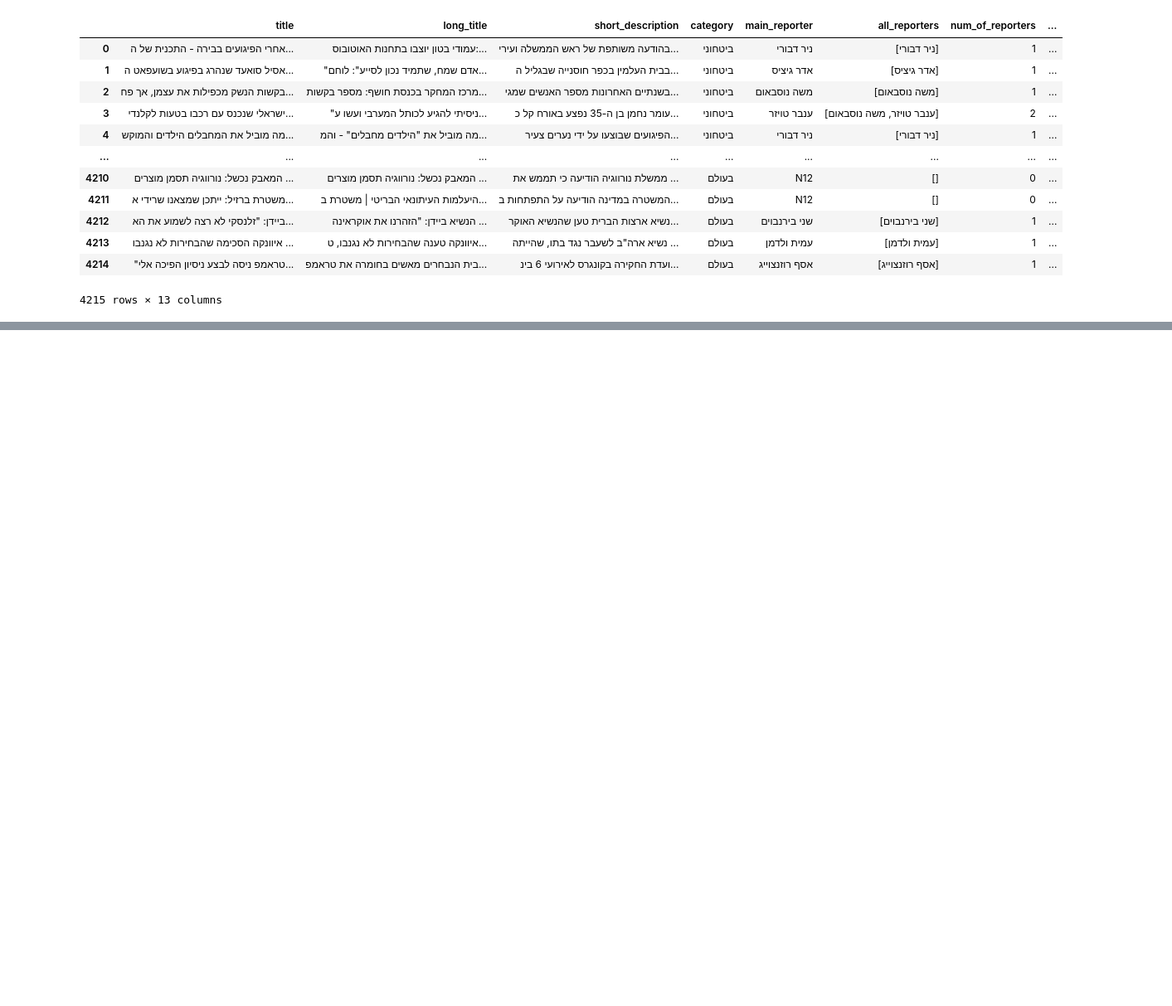
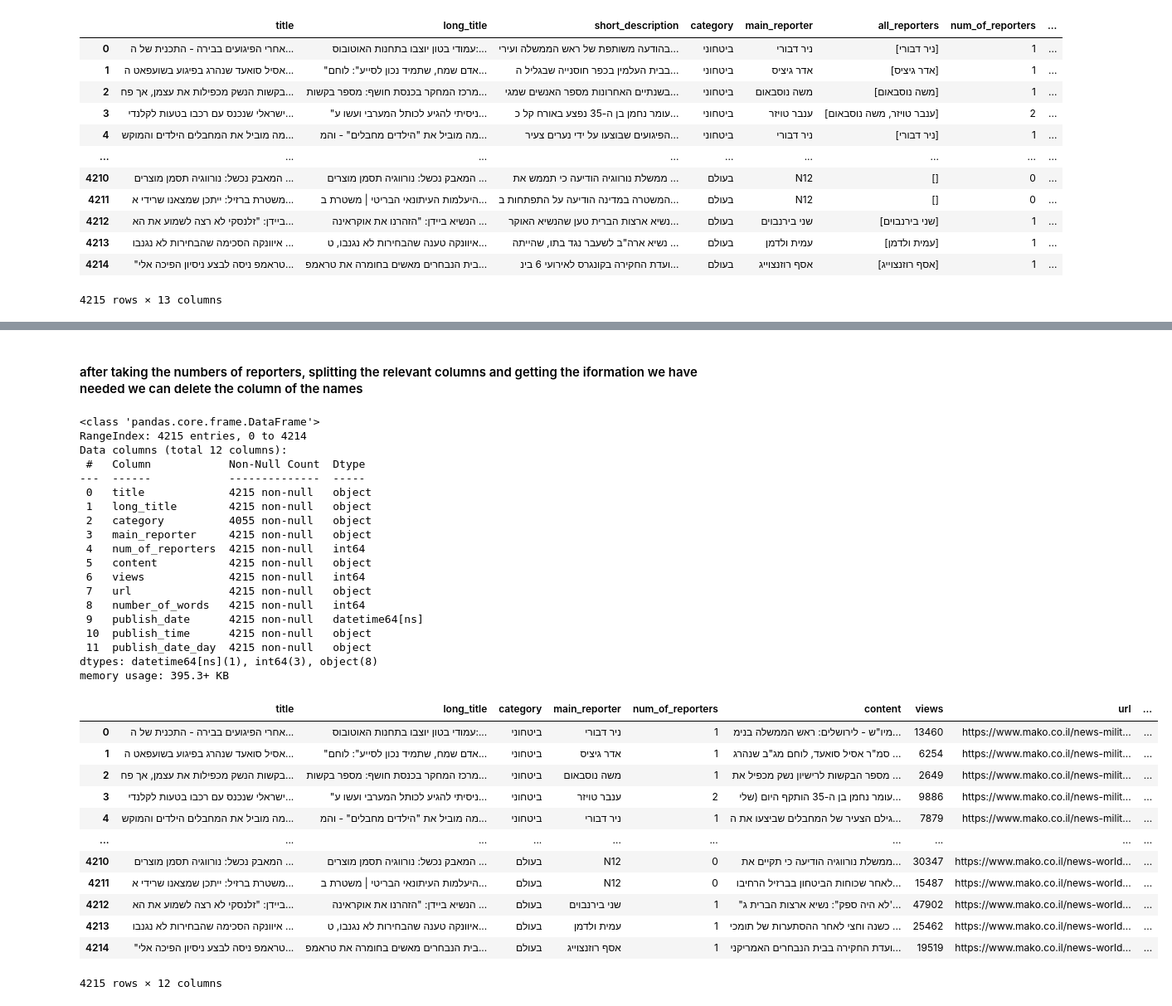
Before and after one commit to GShir97/DataScienceProject, a Jupyter notebook: data_analysis.ipynb, the cells around one changed output, grey strips where cells are left out. Shown at 83% size. Drawn from its saved outputs; the diff is of its cells as text; code cells hidden in the pictures; blank space fills up the shorter version.

```diff
--- a/data_analysis.ipynb
+++ b/data_analysis.ipynb
@@ -24,8 +29,4 @@ df
 | 4213 | איוונקה הסכימה שהבחירות לא נגנבו ... | איוונקה טענה שהבחירות לא נגנבו, ט... | נשיא ארה"ב לשעבר נגד בתו, שהייתה ... | בעולם | עמית ולדמן | [עמית ולדמן] | 1 | ... |
 | 4214 | "טראמפ ניסה לבצע ניסיון הפיכה אלי... | בית הנבחרים מאשים בחומרה את טראמפ... | ועדת החקירה בקונגרס לאירועי 6 בינ... | בעולם | אסף רוזנצוייג | [אסף רוזנצוייג] | 1 | ... |
 4215 rows × 13 columns
-# %%
-# add a column for the length of the article
-df['content_length'] = df['content'].apply(len)
-df['number_of_words'] = df['content'].apply(lambda x: len(x.split()))
 # %%
@@ -47,3 +54,0 @@ df
-# %%
-df[['publish_date', 'publish_time']] = df.publish_timedate.str.split(" ", expand = True)
-df
@@ -63,0 +55,15 @@ df
+# %%
+# add a column for the length of the article
+df_cleaned = df.copy()
+df_cleaned['number_of_words'] = df_cleaned['content'].apply(lambda x: len(x.split()))
+df_cleaned[['publish_date', 'publish_time']] = df_cleaned.publish_timedate.str.split(" ", expand = True)
+# converting string to DateTime
+df_cleaned['publish_date'] = pd.to_datetime(df_cleaned['publish_date'])
+df_cleaned['publish_date_day'] = df_cleaned.publish_date.dt.day_name()
+# Split the object column into two columns
+#split_columns = df_cleaned['article_interest'].str.split(',', n=1, expand=True)
+#df_cleaned['interested'] = split_columns[0]
+#df_cleaned['not_interested'] = split_columns[1]
+
+
+#df_cleaned
@@ -63,0 +90,44 @@ df
+# %% [markdown]
+<h4> after taking the numbers of reporters, splitting the relevant columns and getting the iformation we have needed we can delete the column of the names
+# %%
+df_cleaned = df_cleaned.drop('all_reporters', axis=1)
+df_cleaned=df_cleaned.drop('last_update_timedate', axis=1)
+df_cleaned=df_cleaned.drop('short_description', axis=1)
+df_cleaned=df_cleaned.drop('publish_timedate', axis=1)
+df_cleaned=df_cleaned.drop('article_interest', axis=1)
+
+df_cleaned.info()
+df_cleaned
+# %% [output]
+<class 'pandas.core.frame.DataFrame'>
+RangeIndex: 4215 entries, 0 to 4214
+Data columns (total 12 columns):
+ #   Column            Non-Null Count  Dtype
+---  ------            --------------  -----
+ 0   title             4215 non-null   object
+ 1   long_title        4215 non-null   object
+ 2   category          4055 non-null   object
+ 3   main_reporter     4215 non-null   object
+ 4   num_of_reporters  4215 non-null   int64
+ 5   content           4215 non-null   object
+ 6   views             4215 non-null   int64
+ 7   url               4215 non-null   object
+ 8   number_of_words   4215 non-null   int64
+ 9   publish_date      4215 non-null   datetime64[ns]
+ 10  publish_time      4215 non-null   object
+ 11  publish_date_day  4215 non-null   object
+dtypes: datetime64[ns](1), int64(3), object(8)
+memory usage: 395.3+ KB
+|  | title | long_title | category | main_reporter | num_of_reporters | content | views | url | ... |
+| 0 | אחרי הפיגועים בבירה - התכנית של ה... | עמודי בטון יוצבו בתחנות האוטובוס:... | ביטחוני | ניר דבורי | 1 | מיו"ש - לירושלים: ראש הממשלה בנימ... | 13460 | https://www.mako.co.il/news-milit... | ... |
+| 1 | אסיל סואעד שנהרג בפיגוע בשועפאט ה... | "אדם שמח, שתמיד נכון לסייע": לוחם... | ביטחוני | אדר גיציס | 1 | סמ"ר אסיל סואעד, לוחם מג"ב שנהרג ... | 6254 | https://www.mako.co.il/news-milit... | ... |
+| 2 | בקשות הנשק מכפילות את עצמן, אך פח... | מרכז המחקר בכנסת חושף: מספר בקשות... | ביטחוני | משה נוסבאום | 1 | מספר הבקשות לרישיון נשק מכפיל את ... | 2649 | https://www.mako.co.il/news-milit... | ... |
+| 3 | ישראלי שנכנס עם רכבו בטעות לקלנדי... | "ניסיתי להגיע לכותל המערבי ועשו ע... | ביטחוני | ענבר טויזר | 2 | עומר נחמן בן ה-35 הותקף היום (שלי... | 9886 | https://www.mako.co.il/news-milit... | ... |
+| 4 | מה מוביל את המחבלים הילדים והמוקש... | מה מוביל את "הילדים מחבלים" - והמ... | ביטחוני | ניר דבורי | 1 | גילם הצעיר של המחבלים שביצעו את ה... | 7879 | https://www.mako.co.il/news-milit... | ... |
+| ... | ... | ... | ... | ... | ... | ... | ... | ... | ... |
+| 4210 | המאבק נכשל: נורווגיה תסמן מוצרים ... | המאבק נכשל: נורווגיה תסמן מוצרים ... | בעולם | N12 | 0 | ממשלת נורווגיה הודיעה כי תקיים את... | 30347 | https://www.mako.co.il/news-world... | ... |
+| 4211 | משטרת ברזיל: ייתכן שמצאנו שרידי א... | היעלמות העיתונאי הבריטי | משטרת ב... | בעולם | N12 | 0 | לאחר שכוחות הביטחון בברזיל הרחיבו... | 15487 | https://www.mako.co.il/news-world... | ... |
+| 4212 | ביידן: "זלנסקי לא רצה לשמוע את הא... | הנשיא ביידן: "הזהרנו את אוקראינה ... | בעולם | שני בירנבוים | 1 | "לא היה ספק": נשיא ארצות הברית ג'... | 47902 | https://www.mako.co.il/news-world... | ... |
+| 4213 | איוונקה הסכימה שהבחירות לא נגנבו ... | איוונקה טענה שהבחירות לא נגנבו, ט... | בעולם | עמית ולדמן | 1 | כשנה וחצי לאחר ההסתערות של תומכי ... | 25462 | https://www.mako.co.il/news-world... | ... |
+| 4214 | "טראמפ ניסה לבצע ניסיון הפיכה אלי... | בית הנבחרים מאשים בחומרה את טראמפ... | בעולם | אסף רוזנצוייג | 1 | ועדת החקירה בבית הנבחרים האמריקני... | 19519 | https://www.mako.co.il/news-world... | ... |
+4215 rows × 12 columns
```
Also changed, not shown: parts of 10 cells of this notebook.
